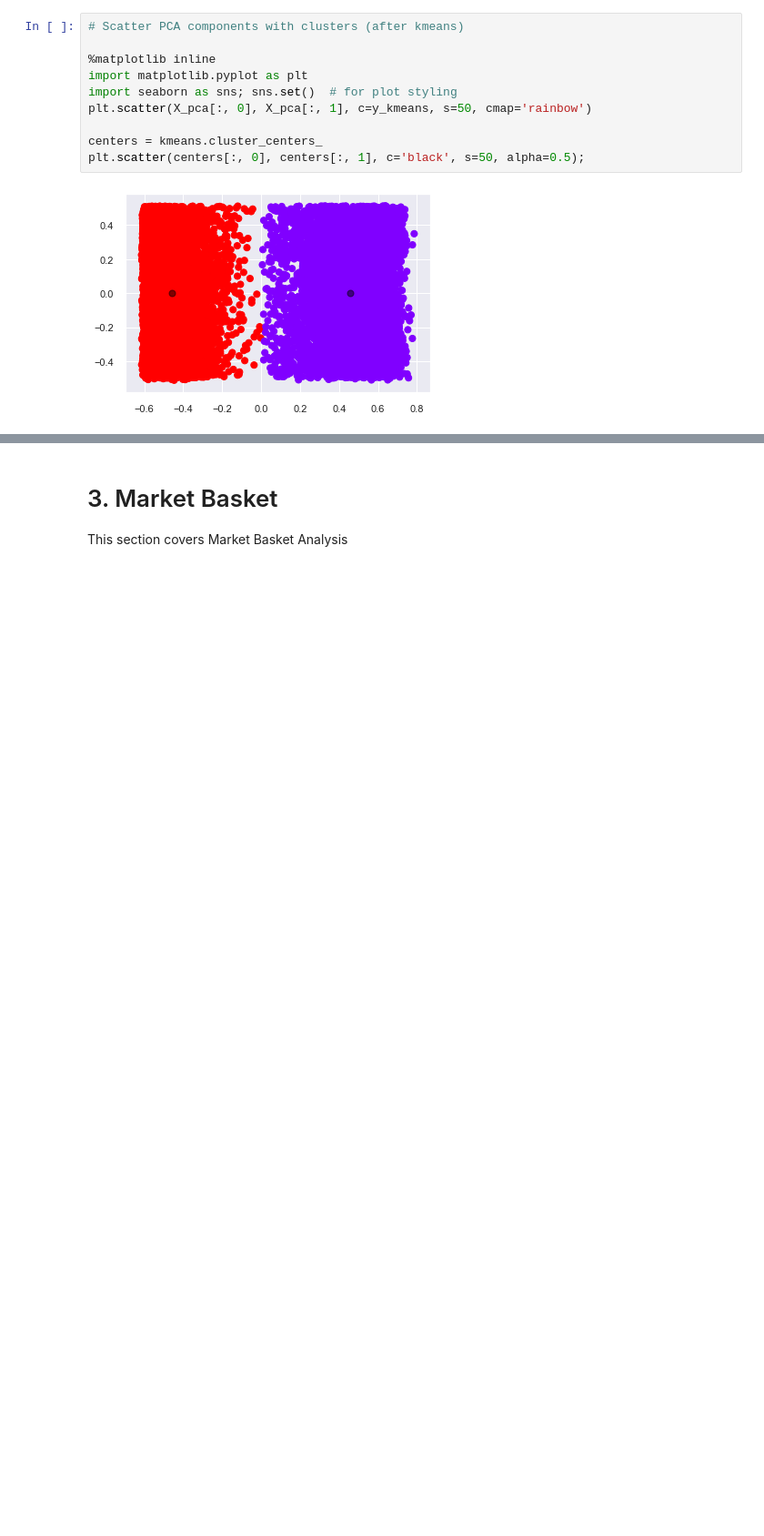
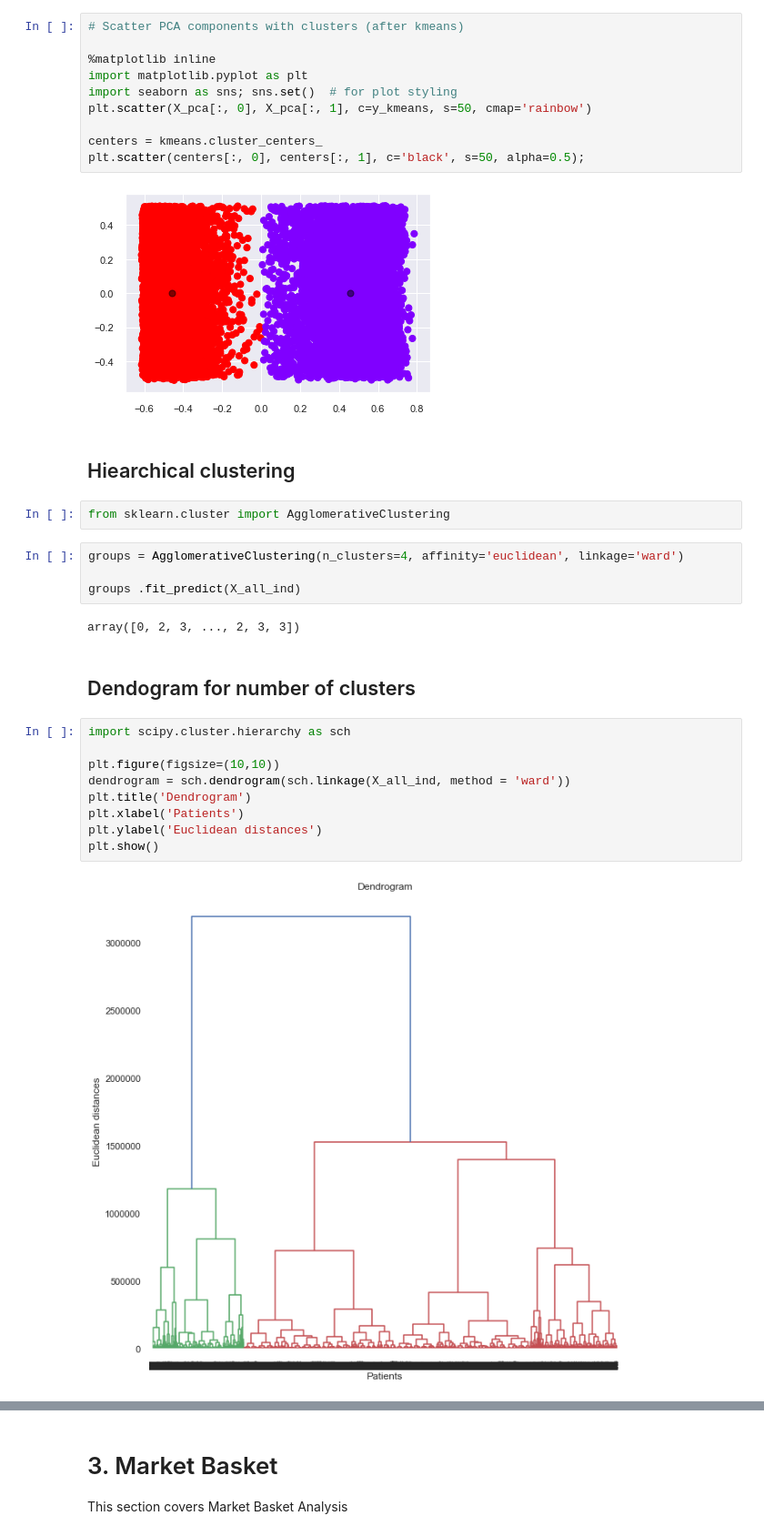
Before and after one commit to rabujamra/WGU_Code, a Jupyter notebook: DMII-Unsupervised/DMII_Medical.ipynb, the cells around one changed output, grey strips where cells are left out. Shown at 91% size. Saved outputs shown, nothing was run; the diff lists cells and outputs as text; blank space fills up the shorter version.

```diff
--- a/DMII-Unsupervised/DMII_Medical.ipynb
+++ b/DMII-Unsupervised/DMII_Medical.ipynb
@@ -301,3 +324,26 @@ centers = kmeans.cluster_centers_
 plt.scatter(centers[:, 0], centers[:, 1], c='black', s=50, alpha=0.5);
 # %% [output]
 [figure]
+# %% [markdown]
+## Hiearchical clustering
+# %%
+from sklearn.cluster import AgglomerativeClustering
+# %%
+groups = AgglomerativeClustering(n_clusters=4, affinity='euclidean', linkage='ward')
+
+groups .fit_predict(X_all_ind)
+# %% [output]
+array([0, 2, 3, ..., 2, 3, 3])
+# %% [markdown]
+## Dendogram for number of clusters
+# %%
+import scipy.cluster.hierarchy as sch
+
+plt.figure(figsize=(10,10))
+dendrogram = sch.dendrogram(sch.linkage(X_all_ind, method = 'ward'))
+plt.title('Dendrogram')
+plt.xlabel('Patients')
+plt.ylabel('Euclidean distances')
+plt.show()
+# %% [output]
+[figure, added]
```
Also changed, not shown: parts of 9 cells of this notebook, 1 other file.
